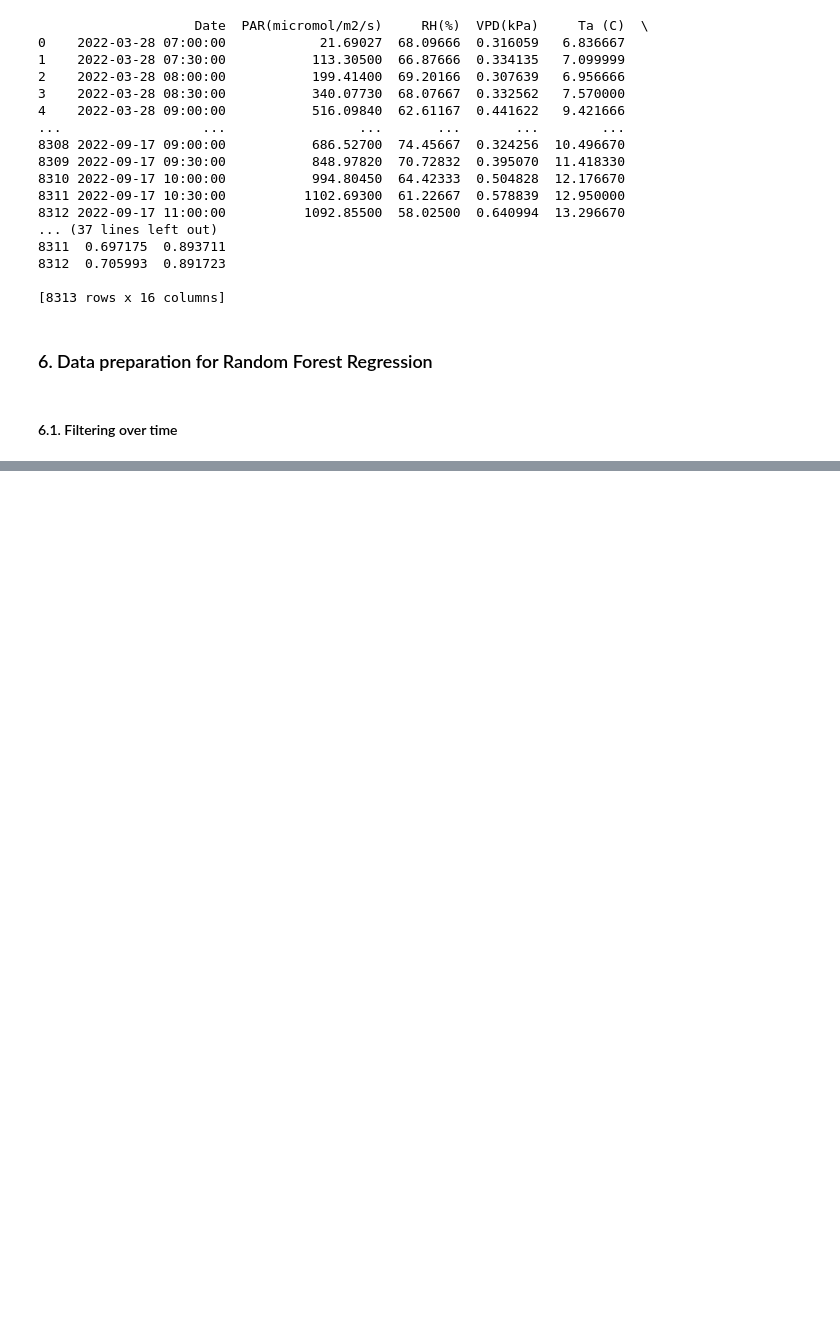
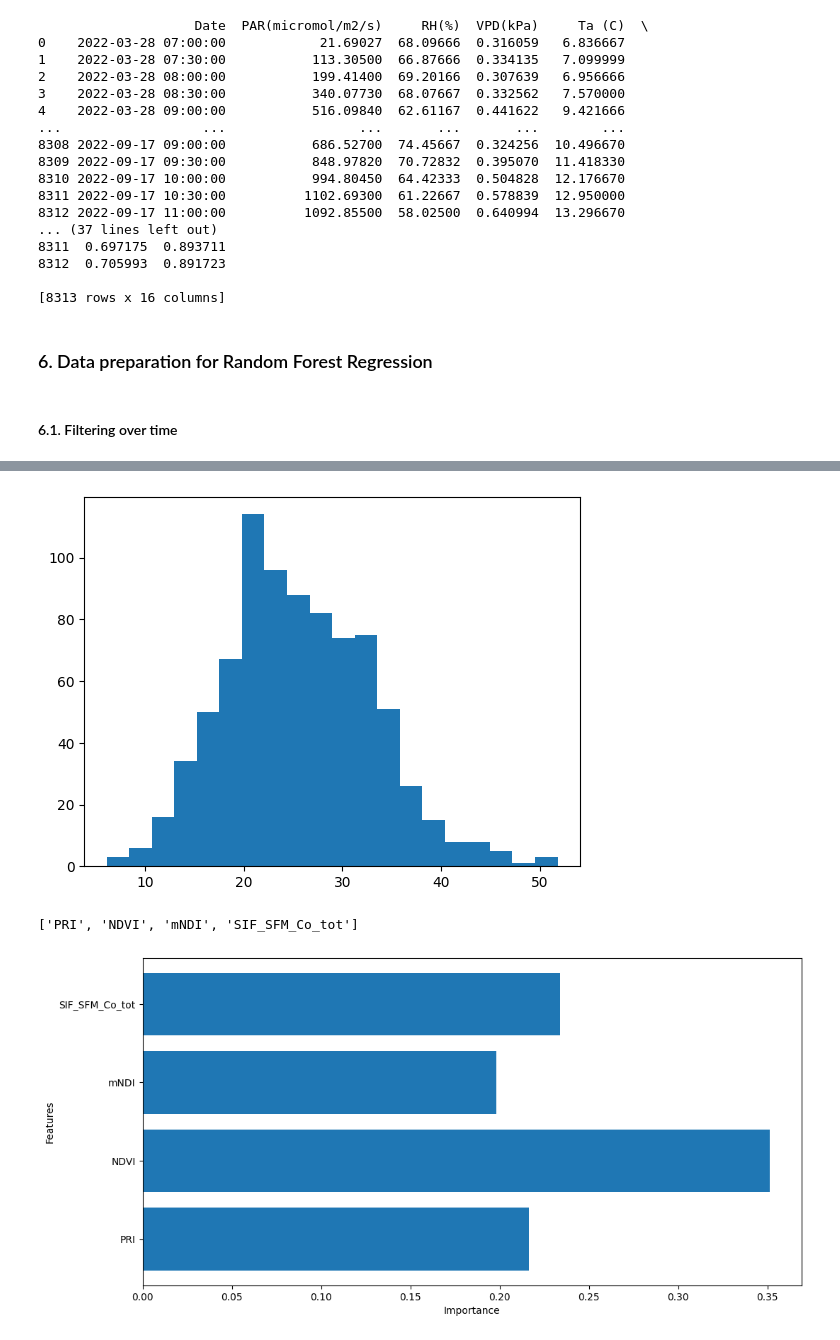
Before and after one commit to KamelSOUDANI/ICOS_FrFonSunInducedFluorescence, a Jupyter notebook: Codes/Syn_SIF_FS_PRI_GPP.ipynb, the cells around one changed output, grey strips where cells are left out. Drawn from its saved outputs; the diff is of its cells as text; code cells hidden in the pictures; blank space fills up the shorter version.

```diff
--- a/Codes/Syn_SIF_FS_PRI_GPP.ipynb
+++ b/Codes/Syn_SIF_FS_PRI_GPP.ipynb
@@ -535,0 +498,52 @@ AttributeError: module 'pdpbox.pdp' has no attribute 'pdp_isolate'
+# %%
+import matplotlib.pyplot as plt
+from sklearn.ensemble import RandomForestRegressor
+from sklearn.inspection import PartialDependenceDisplay
+from sklearn.model_selection import train_test_split
+SpecData_Flux_Merged_filtered=SpecData_Flux_Merged_filtered[(SpecData_Flux_Merged_filtered['PAR(micromol/m2/s)']>= 0) & (SpecData_Flux_Merged_filtered['GPP'] > 0)]
+X = SpecData_Flux_Merged_filtered[['PRI', 'NDVI', 'mNDI','SIF_SFM_Co_tot']]
+y = SpecData_Flux_Merged_filtered['GPP']
+plt.hist('GPP', bins=20, data=SpecData_Flux_Merged_filtered)
+plt.show()
+# Split the data into training and testing sets
+X_train, X_test, y_train, y_test = train_test_split(X, y, test_size=0.5, random_state=42)
+
+my_model = RandomForestRegressor()
+my_model.fit(X_train, y_train)
+features = [0, 1, 2, 3]  # column numbers of plots we want to show
+feature_names = ['PRI', 'NDVI', 'mNDI','SIF_SFM_Co_tot']  # labels on graphs
+
+print(feature_names)
+# Plot feature importances
+plt.figure(figsize=(12, 6))
+plt.barh(feature_names, my_model.feature_importances_)
+plt.xlabel('Importance')
+plt.ylabel('Features')
+plt.show()
+
+# Plot partial dependence
+featuresd = [0, 1, 2, 3]  # column numbers of plots we want to show
+feature_namesd = ['PRI', 'NDVI', 'mNDI','SIF_SFM_Co_tot']  # labels on graphs
+disp = PartialDependenceDisplay.from_estimator(
+    my_model,
+    X,
+    features,
+    feature_names=feature_namesd,
+    grid_resolution=10,
+)
+disp.plot()
+plt.show()
+
+# Predict the target variable for the testing data
+y_pred = my_model.predict(X_test)
+
+# Plot observed vs predicted values
+plt.scatter(y_test, y_pred)
+plt.xlabel('Observed')
+plt.ylabel('Predicted')
+plt.plot([y_test.min(), y_test.max()], [y_test.min(), y_test.max()], 'k--', lw=2)
+plt.show()
+# %% [output]
+[figure, added]
+['PRI', 'NDVI', 'mNDI', 'SIF_SFM_Co_tot']
+[figure, added]
```
Also changed, not shown: parts of 10 cells of this notebook, 1 other file.
